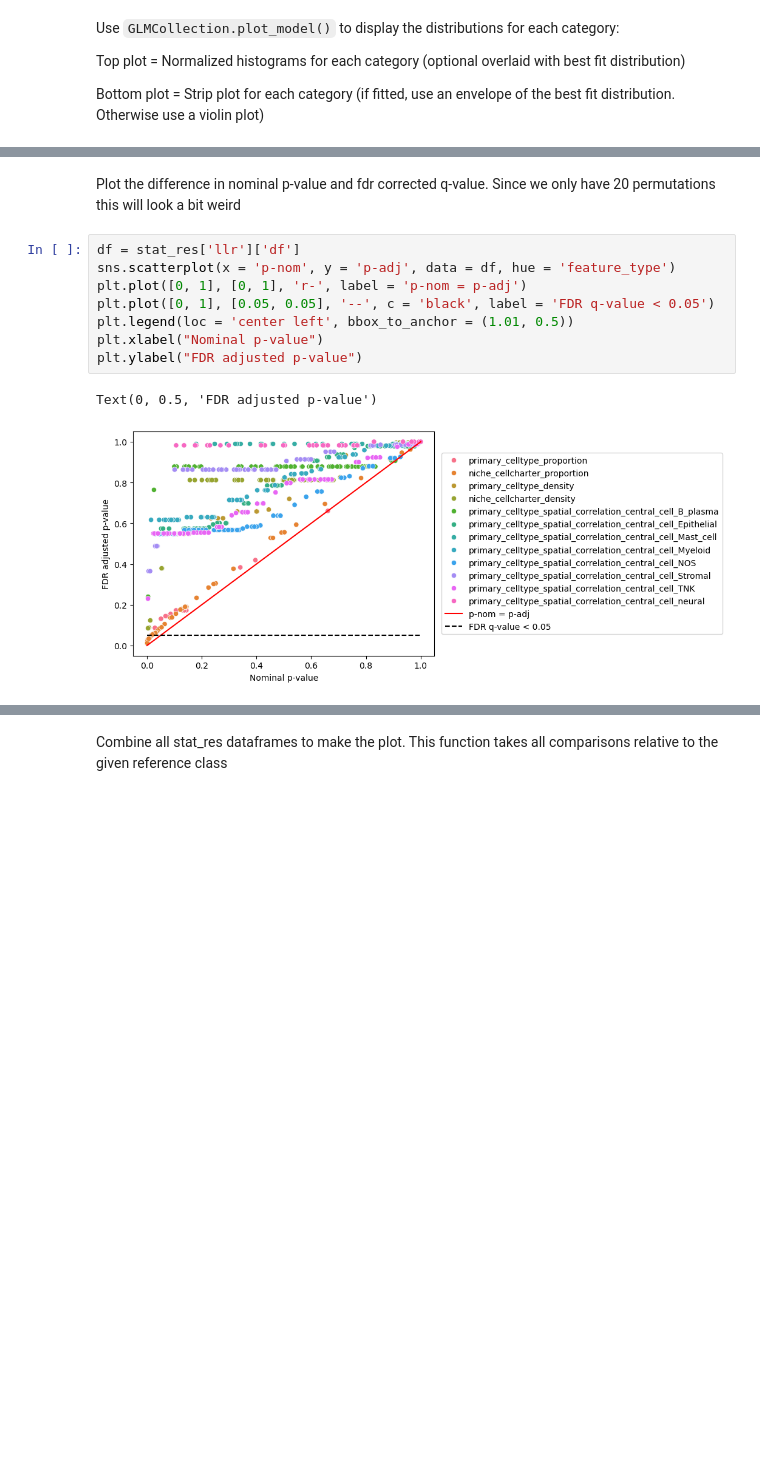
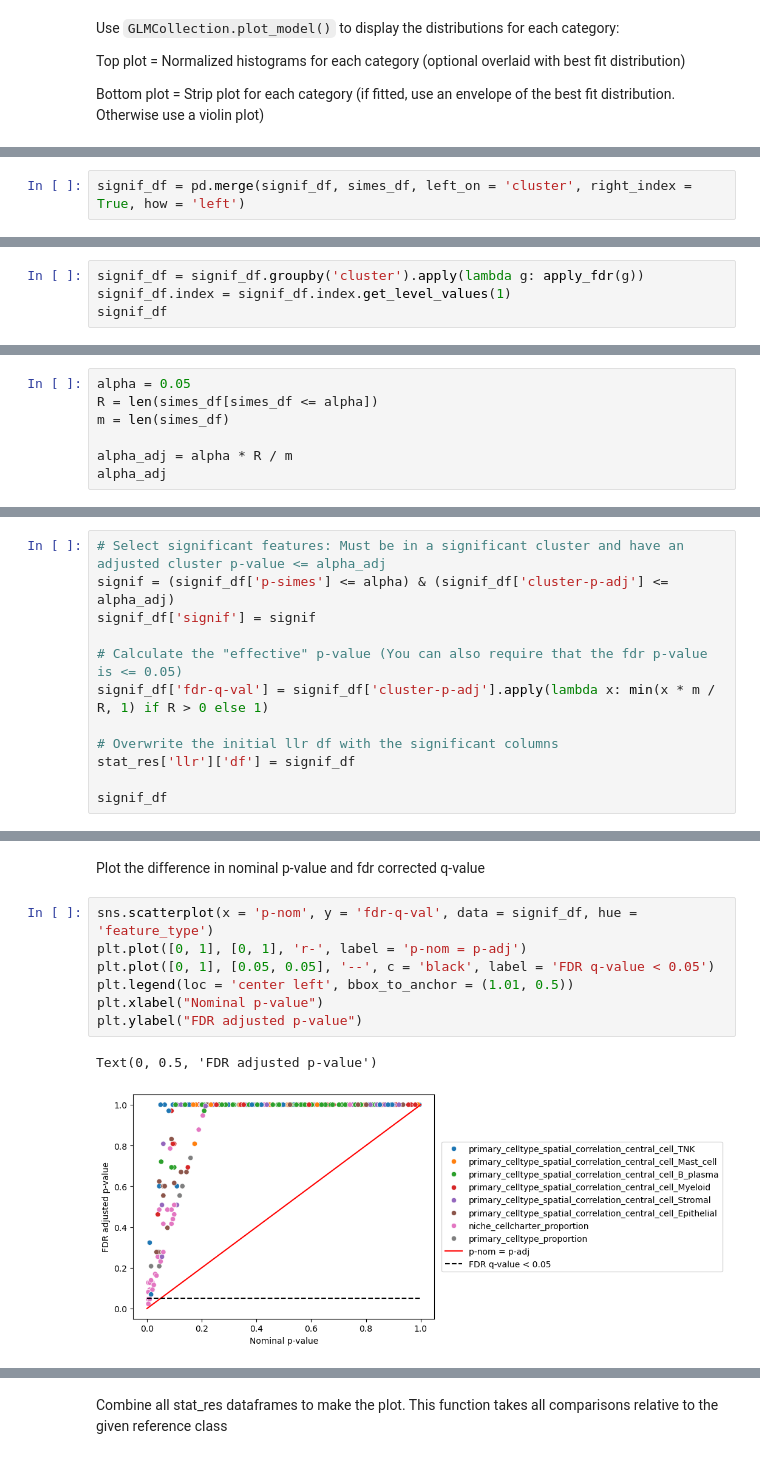
Before and after one commit to Tyler-Lam/Knottlab-Tutorials, a Jupyter notebook: regression_models/tutorial_feature_comparison.ipynb, the cells around one changed output, grey strips where cells are left out. Saved outputs shown, nothing was run; the diff lists cells and outputs as text; blank space fills up the shorter version.

```diff
--- a/regression_models/tutorial_feature_comparison.ipynb
+++ b/regression_models/tutorial_feature_comparison.ipynb
@@ -310,0 +496,2 @@ stat_res['llr']['perm_df'].head(5)
+# %%
+signif_df = pd.merge(signif_df, simes_df, left_on = 'cluster', right_index = True, how = 'left')
@@ -310,0 +500,4 @@ stat_res['llr']['perm_df'].head(5)
+# %%
+signif_df = signif_df.groupby('cluster').apply(lambda g: apply_fdr(g))
+signif_df.index = signif_df.index.get_level_values(1)
+signif_df
@@ -310,0 +520,7 @@ stat_res['llr']['perm_df'].head(5)
+# %%
+alpha = 0.05
+R = len(simes_df[simes_df <= alpha])
+m = len(simes_df)
+
+alpha_adj = alpha * R / m
+alpha_adj
@@ -310,0 +531,12 @@ stat_res['llr']['perm_df'].head(5)
+# %%
+# Select significant features: Must be in a significant cluster and have an adjusted cluster p-value <= alpha_adj
+signif = (signif_df['p-simes'] <= alpha) & (signif_df['cluster-p-adj'] <= alpha_adj)
+signif_df['signif'] = signif
+
+# Calculate the "effective" p-value (You can also require that the fdr p-value is <= 0.05)
+signif_df['fdr-q-val'] = signif_df['cluster-p-adj'].apply(lambda x: min(x * m / R, 1) if R > 0 else 1)
+
+# Overwrite the initial llr df with the significant columns
+stat_res['llr']['df'] = signif_df
+
+signif_df
@@ -311,13 +585,12 @@ stat_res['llr']['perm_df'].head(5)
 # %% [markdown]
-Plot the difference in nominal p-value and fdr corrected q-value. Since we only have 20 permutations this will look a bit weird
+Plot the difference in nominal p-value and fdr corrected q-value
 # %%
-df = stat_res['llr']['df']
-sns.scatterplot(x = 'p-nom', y = 'p-adj', data = df, hue = 'feature_type')
+sns.scatterplot(x = 'p-nom', y = 'fdr-q-val', data = signif_df, hue = 'feature_type')
 plt.plot([0, 1], [0, 1], 'r-', label = 'p-nom = p-adj')
 plt.plot([0, 1], [0.05, 0.05], '--', c = 'black', label = 'FDR q-value < 0.05')
 plt.legend(loc = 'center left', bbox_to_anchor = (1.01, 0.5))
 plt.xlabel("Nominal p-value")
 plt.ylabel("FDR adjusted p-value")
 # %% [output]
 Text(0, 0.5, 'FDR adjusted p-value')
-[figure, old version]
+[figure, new version]
```
Also changed, not shown: parts of 67 cells of this notebook.
